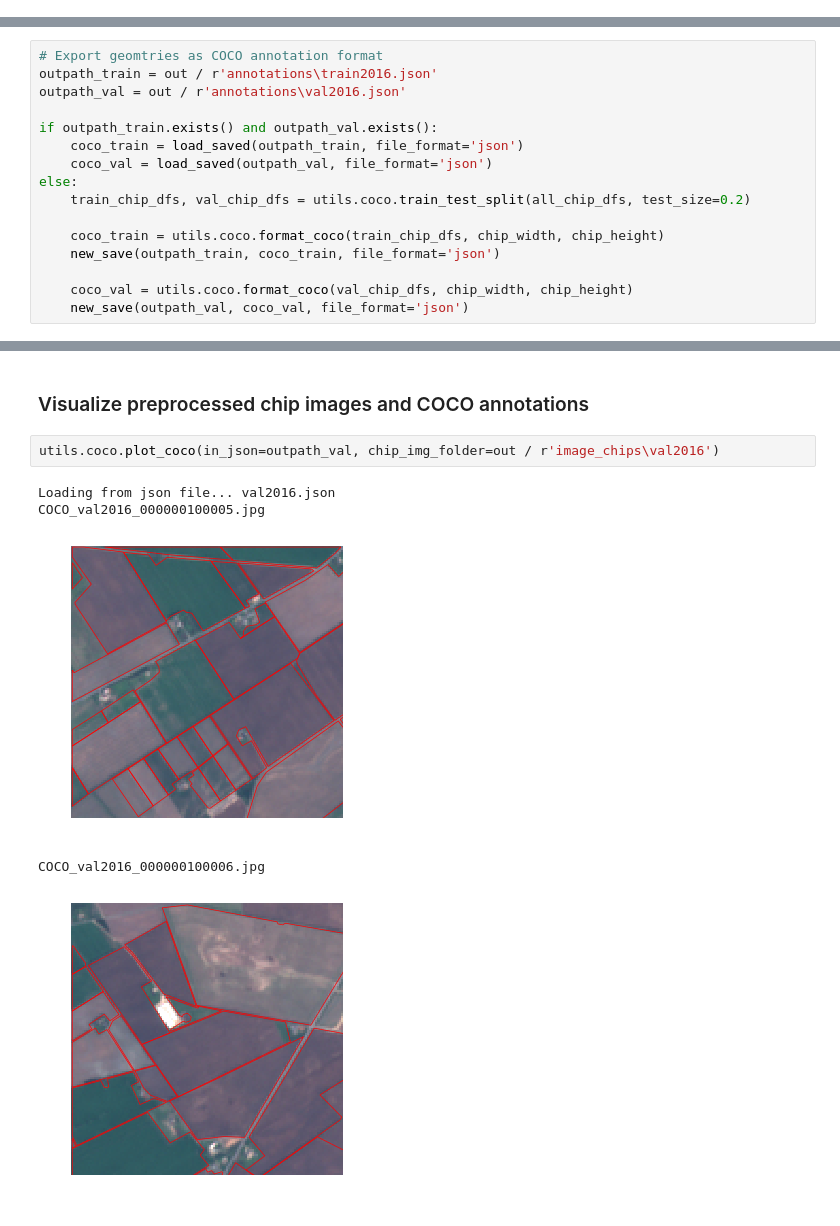
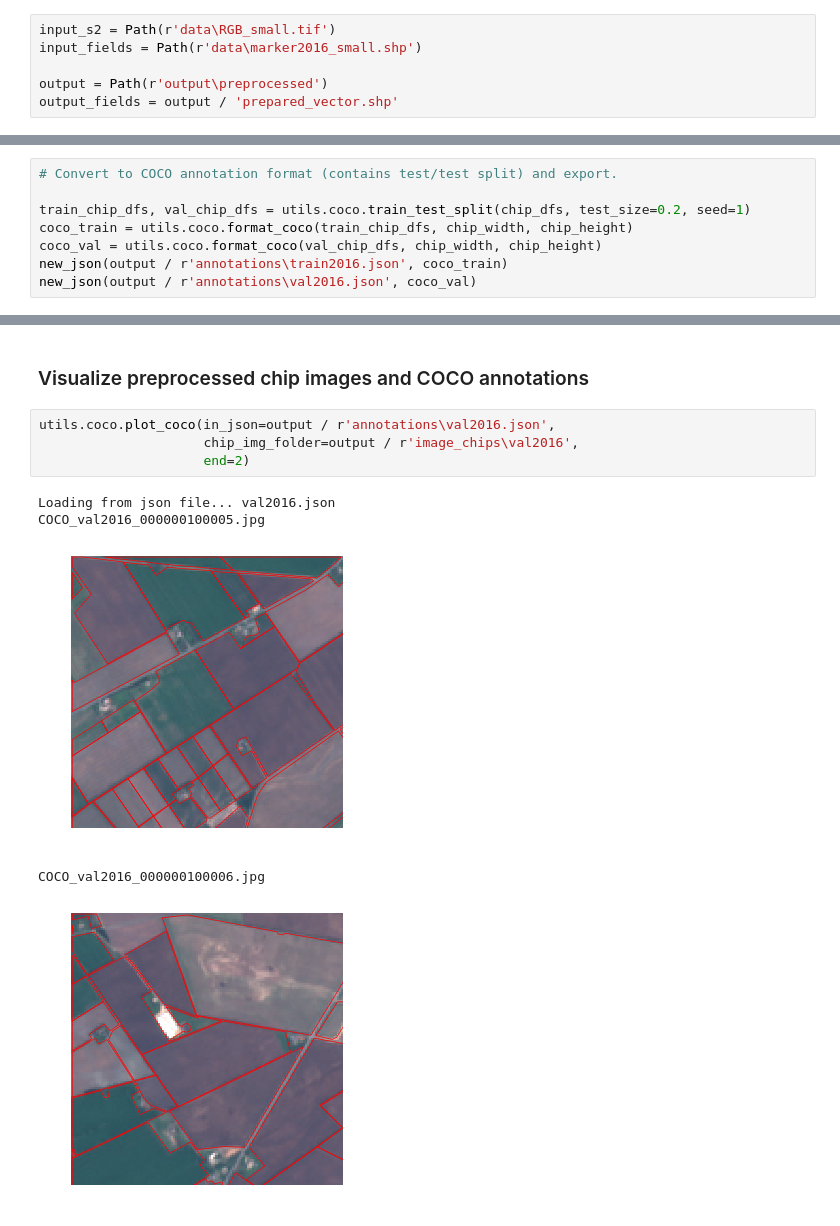
Before and after one commit to chrieke/InstanceSegmentation_Sentinel2, a Jupyter notebook: preprocessing.ipynb, the cells around one changed output, grey strips where cells are left out. Cells and saved outputs as stored; diff of their text form.

Commit message:
overhaul load/save of exisiting results, minor fixes

```diff
--- a/preprocessing.ipynb
+++ b/preprocessing.ipynb
@@ -34,3 +32,9 @@ out = Path(r'output\preprocessed')
 # %% [markdown]
 ### Vector preparation
+# %%
+input_s2 = Path(r'data\RGB_small.tif')
+input_fields = Path(r'data\marker2016_small.shp')
+
+output = Path(r'output\preprocessed')
+output_fields = output / 'prepared_vector.shp'
 # %%
@@ -112,20 +122,12 @@ Writing new pickle file... all_chip_dfs.pkl
 len 9
 # %%
-# Export geomtries as COCO annotation format
-outpath_train = out / r'annotations\train2016.json'
-outpath_val = out / r'annotations\val2016.json'
+# Convert to COCO annotation format (contains test/test split) and export.
 
-if outpath_train.exists() and outpath_val.exists():
-    coco_train = load_saved(outpath_train, file_format='json')
-    coco_val = load_saved(outpath_val, file_format='json')
-else:
-    train_chip_dfs, val_chip_dfs = utils.coco.train_test_split(all_chip_dfs, test_size=0.2)
-
-    coco_train = utils.coco.format_coco(train_chip_dfs, chip_width, chip_height)
-    new_save(outpath_train, coco_train, file_format='json')
-
-    coco_val = utils.coco.format_coco(val_chip_dfs, chip_width, chip_height)
-    new_save(outpath_val, coco_val, file_format='json')
+train_chip_dfs, val_chip_dfs = utils.coco.train_test_split(chip_dfs, test_size=0.2, seed=1)
+coco_train = utils.coco.format_coco(train_chip_dfs, chip_width, chip_height)
+coco_val = utils.coco.format_coco(val_chip_dfs, chip_width, chip_height)
+new_json(output / r'annotations\train2016.json', coco_train)
+new_json(output / r'annotations\val2016.json', coco_val)
 # %% [output]
 Writing new json file... train2016.json
 Writing new json file... val2016.json
@@ -182,10 +180,12 @@ Writing new json file... statistics.json
 # %% [markdown]
 ### Visualize preprocessed chip images and COCO annotations
 # %%
-utils.coco.plot_coco(in_json=outpath_val, chip_img_folder=out / r'image_chips\val2016')
+utils.coco.plot_coco(in_json=output / r'annotations\val2016.json',
+                     chip_img_folder=output / r'image_chips\val2016',
+                     end=2)
 # %% [output]
 Loading from json file... val2016.json
 COCO_val2016_000000100005.jpg
-[figure, old version]
+[figure, new version]
 COCO_val2016_000000100006.jpg
-[figure, old version]
+[figure, new version]
```
Also changed, not shown: parts of 11 cells of this notebook, 4 other files.
